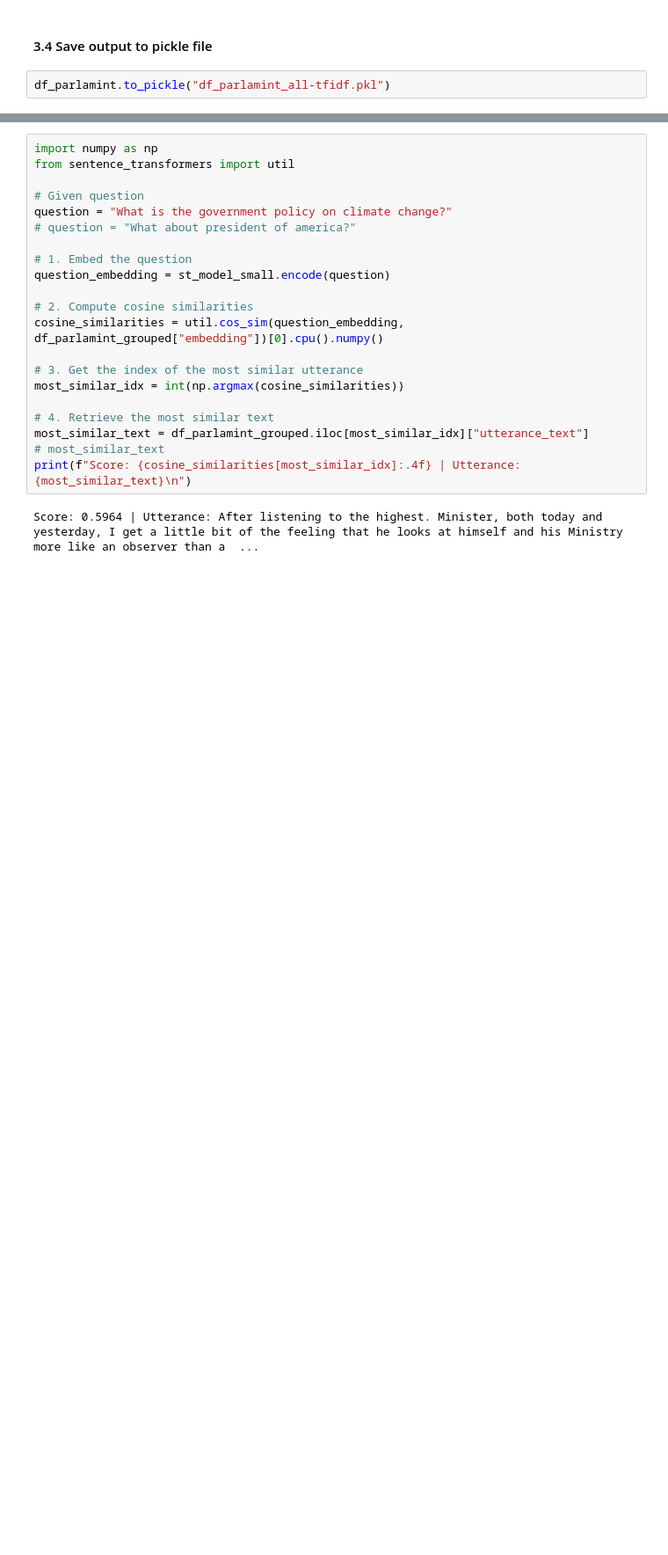
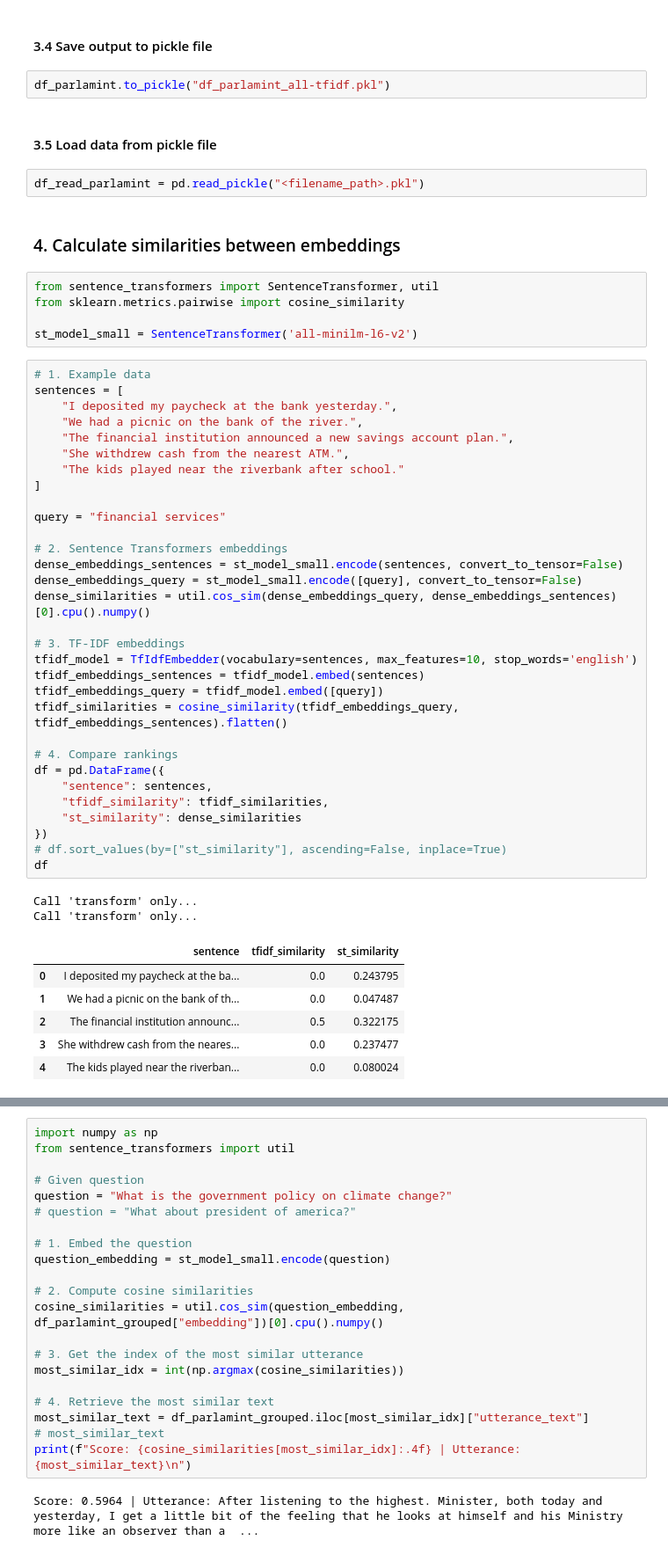
Before and after one commit to DHGraz/clariah2025-dse-ml, a Jupyter notebook: src/processing_embeddings.ipynb, the cells around one changed output, grey strips where cells are left out. Shown at 88% size. Cells and saved outputs as stored; diff of their text form; blank space fills up the shorter version.

Commit message:
added exercise slide and similarity task

```diff
--- a/src/processing_embeddings.ipynb
+++ b/src/processing_embeddings.ipynb
@@ -305,4 +265,55 @@ df_parlamint
 #### 3.4 Save output to pickle file
 # %%
 df_parlamint.to_pickle("df_parlamint_all-tfidf.pkl")
+# %% [markdown]
+#### 3.5 Load data from pickle file
+# %%
+df_read_parlamint = pd.read_pickle("<filename_path>.pkl")
+# %% [markdown]
+### 4. Calculate similarities between embeddings
+# %%
+from sentence_transformers import SentenceTransformer, util
+from sklearn.metrics.pairwise import cosine_similarity
+
+st_model_small = SentenceTransformer('all-minilm-l6-v2')
+# %%
+# 1. Example data
+sentences = [
+    "I deposited my paycheck at the bank yesterday.",
+    "We had a picnic on the bank of the river.",
+    "The financial institution announced a new savings account plan.",
+    "She withdrew cash from the nearest ATM.",
+    "The kids played near the riverbank after school."
+]
+
+query = "financial services"
+
+# 2. Sentence Transformers embeddings
+dense_embeddings_sentences = st_model_small.encode(sentences, convert_to_tensor=False)
+dense_embeddings_query = st_model_small.encode([query], convert_to_tensor=False)
+dense_similarities = util.cos_sim(dense_embeddings_query, dense_embeddings_sentences)[0].cpu().numpy()
+
+# 3. TF-IDF embeddings
+tfidf_model = TfIdfEmbedder(vocabulary=sentences, max_features=10, stop_words='english')
+tfidf_embeddings_sentences = tfidf_model.embed(sentences)
+tfidf_embeddings_query = tfidf_model.embed([query])
+tfidf_similarities = cosine_similarity(tfidf_embeddings_query, tfidf_embeddings_sentences).flatten()
+
+# 4. Compare rankings
+df = pd.DataFrame({
+    "sentence": sentences,
+    "tfidf_similarity": tfidf_similarities,
+    "st_similarity": dense_similarities
+})
+# df.sort_values(by=["st_similarity"], ascending=False, inplace=True)
+df
+# %% [output]
+Call 'transform' only...
+Call 'transform' only...
+|  | sentence | tfidf_similarity | st_similarity |
+| 0 | I deposited my paycheck at the ba... | 0.0 | 0.243795 |
+| 1 | We had a picnic on the bank of th... | 0.0 | 0.047487 |
+| 2 | The financial institution announc... | 0.5 | 0.322175 |
+| 3 | She withdrew cash from the neares... | 0.0 | 0.237477 |
+| 4 | The kids played near the riverban... | 0.0 | 0.080024 |
 # %% [markdown]
```
Also changed, not shown: parts of 24 cells of this notebook, 1 other file.
